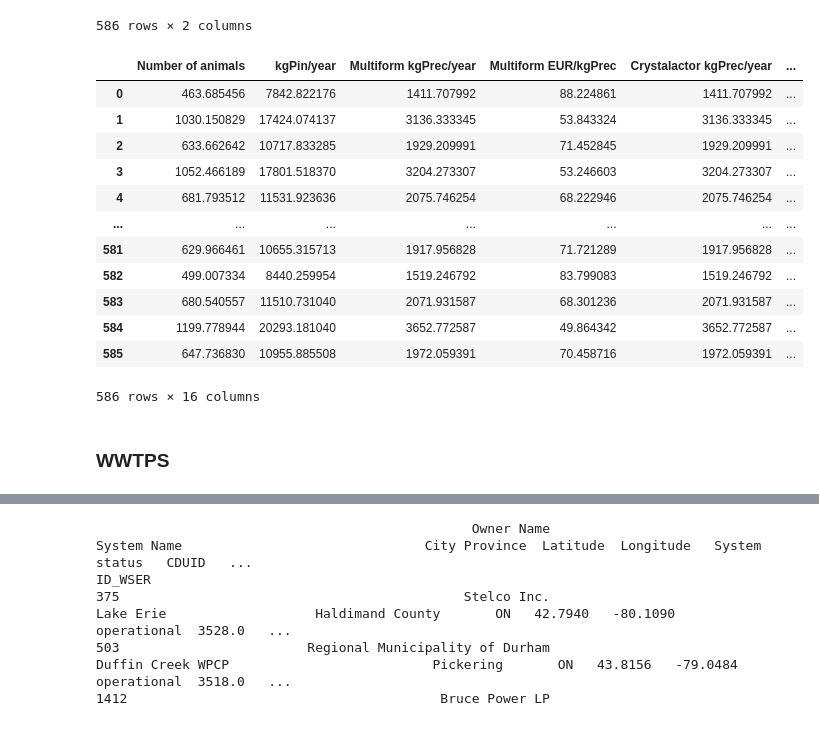
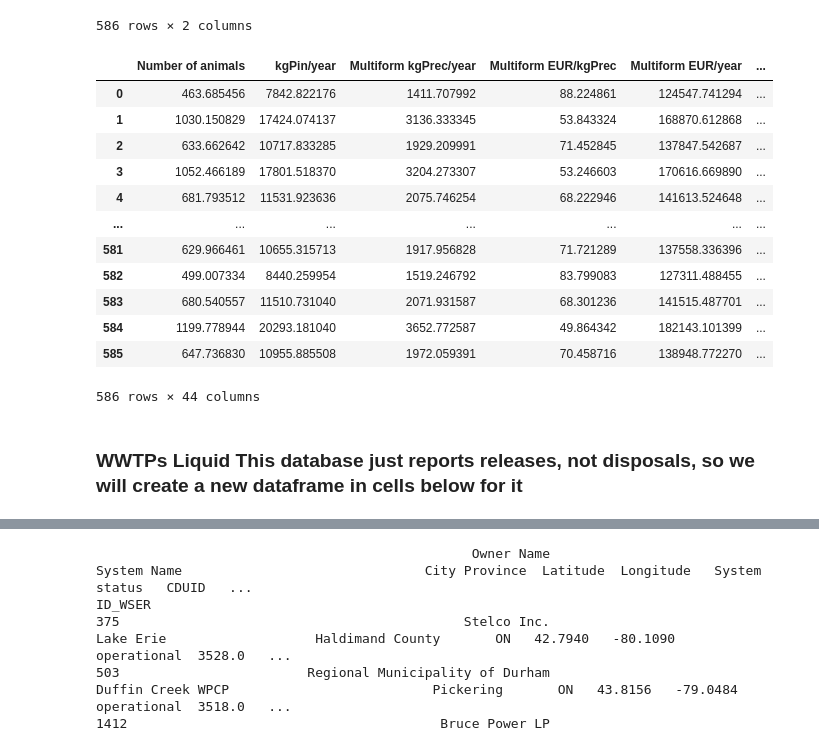
Before and after one commit to emartinher-ULaval/Ontario_P-FlowsRecovery, a Jupyter notebook: Data/PRecoeryOntario.ipynb, the cells around one changed output, grey strips where cells are left out. Cells and saved outputs as stored; diff of their text form; code cells hidden in the pictures.

```diff
--- a/Data/PRecoeryOntario.ipynb
+++ b/Data/PRecoeryOntario.ipynb
@@ -172,6 +191,25 @@ for tech in SpecPRecCost_Param_LiquidManure.columns:
     PRecovery_CattleCAFOs_Scenario2[name + ' EUR/kgPrec'] = SpecPRecCost(PFlow_Type, name, PRecovery_CattleCAFOs_Scenario2[name + ' kgPrec/year'],
                                                                          i=0.05, n=20, param=TechParam)
 
+    PRecovery_CattleCAFOs_Scenario2[name + ' EUR/year'] = PRecovery_CattleCAFOs_Scenario2[name + ' EUR/kgPrec']* PRecovery_CattleCAFOs_Scenario2[name + ' kgPrec/year']
+
+PFlow_Type = 'SolidManure'
+
+SpecPRecCost_Param_SolidManure = SpecPRecCost_Param.filter(regex=PFlow_Type)
+
+# for index, row in SpecPRecCost_Param_LiquidManure.iterrows():
+for tech in SpecPRecCost_Param_SolidManure.columns:
+    name = tech.rsplit('-')[0]
+    PRecovery_CattleCAFOs_Scenario2[name + ' kgPrec/year'] = (PRecovery_CattleCAFOs_Scenario2['kgPin/year']*
+                                                              SpecPRecCost_Param_SolidManure.loc['RecoveryEfficiency'][tech])
+
+    TechParam = SpecPRecCost_Param.iloc[1:][tech].dropna().to_list()
+
+    PRecovery_CattleCAFOs_Scenario2[name + ' EUR/kgPrec'] = SpecPRecCost(PFlow_Type, name, PRecovery_CattleCAFOs_Scenario2[name + ' kgPrec/year'],
+                                                                         i=0.05, n=20, param=TechParam)
+
+    PRecovery_CattleCAFOs_Scenario2[name + ' EUR/year'] = PRecovery_CattleCAFOs_Scenario2[name + ' EUR/kgPrec']*PRecovery_CattleCAFOs_Scenario2[name + ' kgPrec/year']
+
 PRecovery_CattleCAFOs_Scenario2.to_csv('Results/PRecoveryAndCosts/PRecovery_CattleCAFOs_Scenario2.csv')
 
 PRecovery_CattleCAFOs_Scenario2
@@ -217,39 +255,58 @@ SwineCAFOs_Scenario1
 # %%
 PRecovery_SwineCAFOs_Scenario1 = SwineCAFOs_Scenario1.copy()
 
 PFlow_Type = 'LiquidManure'
 
 SpecPRecCost_Param_LiquidManure = SpecPRecCost_Param.filter(regex=PFlow_Type)
 
 # for index, row in SpecPRecCost_Param_LiquidManure.iterrows():
 for tech in SpecPRecCost_Param_LiquidManure.columns:
     name = tech.rsplit('-')[0]
     PRecovery_SwineCAFOs_Scenario1[name + ' kgPrec/year'] = (PRecovery_SwineCAFOs_Scenario1['kgPin/year']*
                                                               SpecPRecCost_Param_LiquidManure.loc['RecoveryEfficiency'][tech])
 
     TechParam = SpecPRecCost_Param.iloc[1:][tech].dropna().to_list()
 
     PRecovery_SwineCAFOs_Scenario1[name + ' EUR/kgPrec'] = SpecPRecCost(PFlow_Type, name, PRecovery_SwineCAFOs_Scenario1[name + ' kgPrec/year'],
                                                                          i=0.05, n=20, param=TechParam)
 
+    PRecovery_SwineCAFOs_Scenario1[name + ' EUR/year'] = PRecovery_SwineCAFOs_Scenario1[name + ' EUR/kgPrec']*PRecovery_SwineCAFOs_Scenario1[name + ' kgPrec/year']
+
+PFlow_Type = 'SolidManure'
+
+SpecPRecCost_Param_SolidManure = SpecPRecCost_Param.filter(regex=PFlow_Type)
+
+# for index, row in SpecPRecCost_Param_LiquidManure.iterrows():
+for tech in SpecPRecCost_Param_SolidManure.columns:
+    name = tech.rsplit('-')[0]
+    PRecovery_SwineCAFOs_Scenario1[name + ' kgPrec/year'] = (PRecovery_SwineCAFOs_Scenario1['kgPin/year']*
+                                                              SpecPRecCost_Param_SolidManure.loc['RecoveryEfficiency'][tech])
+
+    TechParam = SpecPRecCost_Param.iloc[1:][tech].dropna().to_list()
+
+    PRecovery_SwineCAFOs_Scenario1[name + ' EUR/kgPrec'] = SpecPRecCost(PFlow_Type, name, PRecovery_SwineCAFOs_Scenario1[name + ' kgPrec/year'],
+                                                                         i=0.05, n=20, param=TechParam)
+
+    PRecovery_SwineCAFOs_Scenario1[name + ' EUR/year'] = PRecovery_SwineCAFOs_Scenario1[name + ' EUR/kgPrec']*PRecovery_SwineCAFOs_Scenario1[name + ' kgPrec/year']
+
 
 PRecovery_SwineCAFOs_Scenario1.to_csv('Results/PRecoveryAndCosts/PRecovery_SwineCAFOs_Scenario1.csv')
 
 PRecovery_SwineCAFOs_Scenario1
 # %% [output]
-|  | Number of animals | kgPin/year | Multiform kgPrec/year | Multiform EUR/kgPrec | Crystalactor kgPrec/year | ... |
-| 0 | 463.685456 | 7842.822176 | 1411.707992 | 88.224861 | 1411.707992 | ... |
-| 1 | 1030.150829 | 17424.074137 | 3136.333345 | 53.843324 | 3136.333345 | ... |
-| 2 | 633.662642 | 10717.833285 | 1929.209991 | 71.452845 | 1929.209991 | ... |
-| 3 | 1052.466189 | 17801.518370 | 3204.273307 | 53.246603 | 3204.273307 | ... |
-| 4 | 681.793512 | 11531.923636 | 2075.746254 | 68.222946 | 2075.746254 | ... |
+|  | Number of animals | kgPin/year | Multiform kgPrec/year | Multiform EUR/kgPrec | Multiform EUR/year | ... |
+| 0 | 463.685456 | 7842.822176 | 1411.707992 | 88.224861 | 124547.741294 | ... |
+| 1 | 1030.150829 | 17424.074137 | 3136.333345 | 53.843324 | 168870.612868 | ... |
+| 2 | 633.662642 | 10717.833285 | 1929.209991 | 71.452845 | 137847.542687 | ... |
+| 3 | 1052.466189 | 17801.518370 | 3204.273307 | 53.246603 | 170616.669890 | ... |
+| 4 | 681.793512 | 11531.923636 | 2075.746254 | 68.222946 | 141613.524648 | ... |
 | ... | ... | ... | ... | ... | ... | ... |
-| 581 | 629.966461 | 10655.315713 | 1917.956828 | 71.721289 | 1917.956828 | ... |
-| 582 | 499.007334 | 8440.259954 | 1519.246792 | 83.799083 | 1519.246792 | ... |
-| 583 | 680.540557 | 11510.731040 | 2071.931587 | 68.301236 | 2071.931587 | ... |
-| 584 | 1199.778944 | 20293.181040 | 3652.772587 | 49.864342 | 3652.772587 | ... |
-| 585 | 647.736830 | 10955.885508 | 1972.059391 | 70.458716 | 1972.059391 | ... |
+| 581 | 629.966461 | 10655.315713 | 1917.956828 | 71.721289 | 137558.336396 | ... |
+| 582 | 499.007334 | 8440.259954 | 1519.246792 | 83.799083 | 127311.488455 | ... |
+| 583 | 680.540557 | 11510.731040 | 2071.931587 | 68.301236 | 141515.487701 | ... |
+| 584 | 1199.778944 | 20293.181040 | 3652.772587 | 49.864342 | 182143.101399 | ... |
+| 585 | 647.736830 | 10955.885508 | 1972.059391 | 70.458716 | 138948.772270 | ... |
-586 rows × 16 columns
+586 rows × 44 columns
 # %% [markdown]
-### WWTPS
+### WWTPs Liquid This database just reports releases, not disposals, so we will create a new dataframe in cells below for it
 # %%
```
Also changed, not shown: parts of 13 cells of this notebook, 13 other files.
